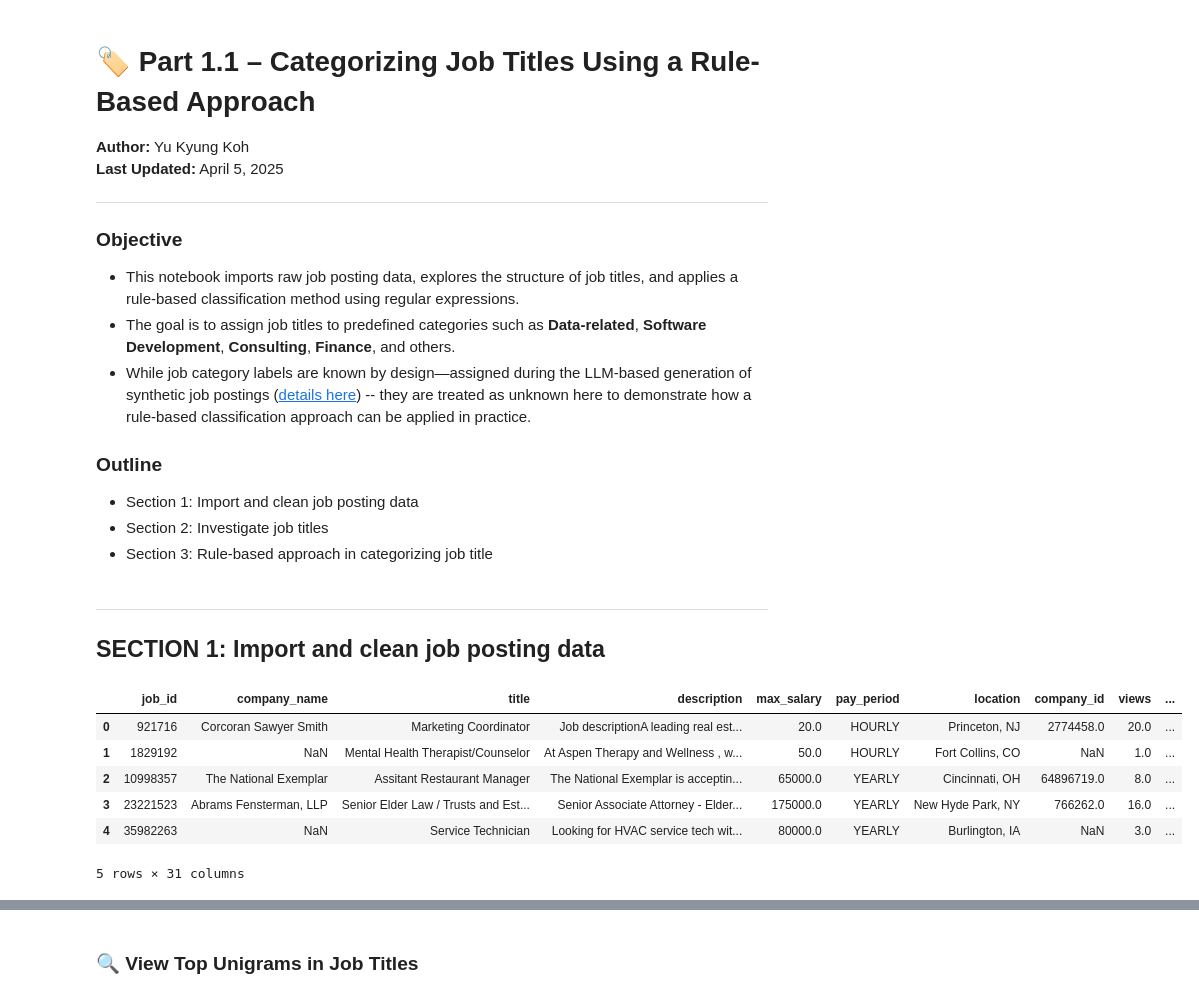
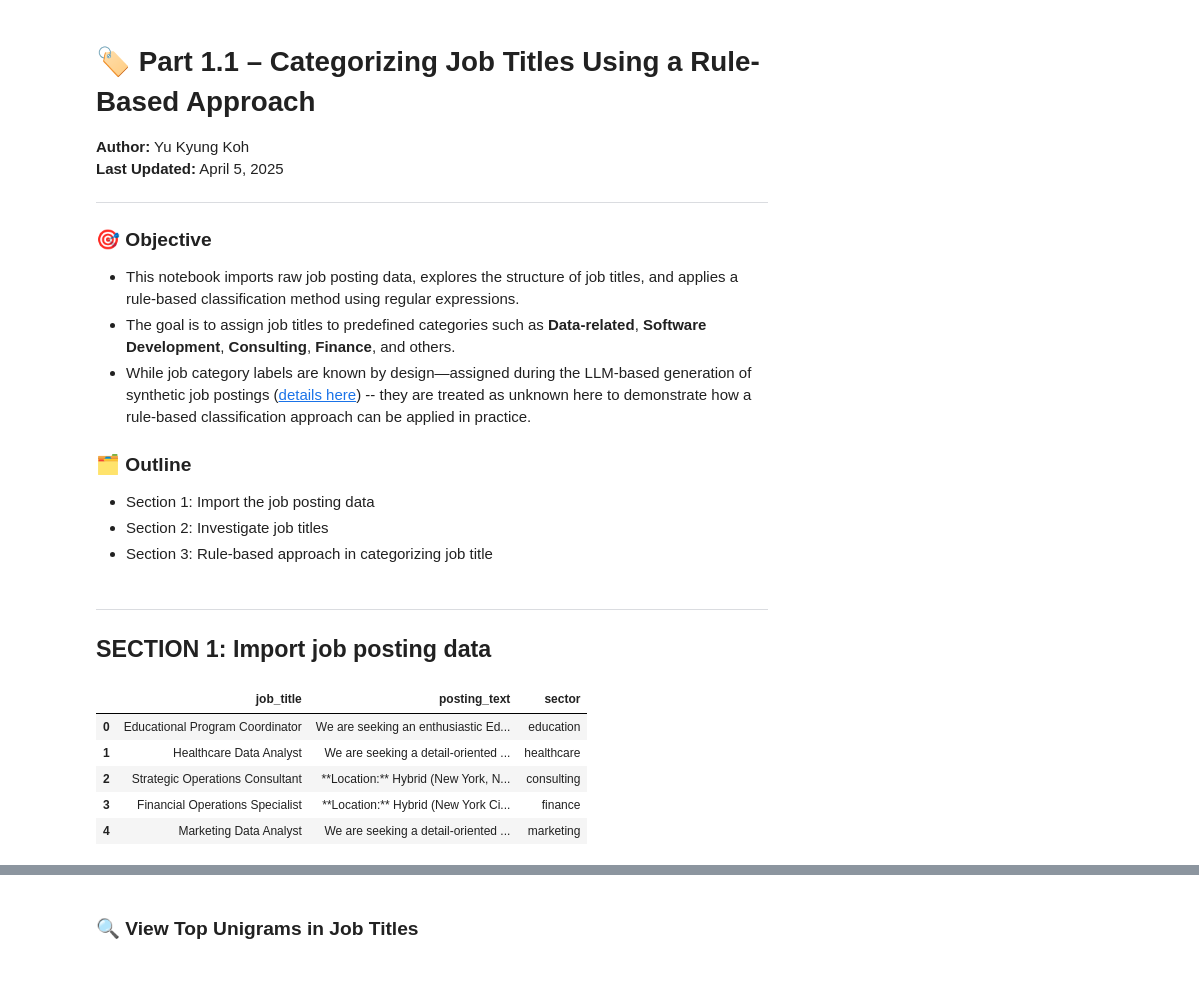
Before and after one commit to yukyungkoh/job-postings-data-project, a Jupyter notebook: 1_categorize-job-titles/1_approach1-rule-based.ipynb, the cells around one changed output, grey strips where cells are left out. Drawn from its saved outputs; the diff is of its cells as text; code cells hidden in the pictures.

```diff
--- a/1_categorize-job-titles/1_approach1-rule-based.ipynb
+++ b/1_categorize-job-titles/1_approach1-rule-based.ipynb
@@ -6,19 +6,19 @@
 
 ---
 
-### Objective
+### 🎯 Objective
 
 * This notebook imports raw job posting data, explores the structure of job titles, and applies a rule-based classification method using regular expressions.
 * The goal is to assign job titles to predefined categories such as **Data-related**, **Software Development**, **Consulting**, **Finance**, and others.
 * While job category labels are known by design—assigned during the LLM-based generation of synthetic job postings ([details here](https://github.com/yukyungkoh/job-postings-data-project/tree/main/0_generate-synthetic-job-postings)) -- they are treated as unknown here to demonstrate how a rule-based classification approach can be applied in practice.
 
-### Outline
-* Section 1: Import and clean job posting data
+### 🗂️ Outline
+* Section 1: Import the job posting data
 * Section 2: Investigate job titles
 * Section 3: Rule-based approach in categorizing job title
 # %% [markdown]
 ---
-## SECTION 1: Import and clean job posting data
+## SECTION 1: Import job posting data
 # %%
 import pandas as pd
 import numpy as np
@@ -28,20 +28,19 @@ from collections import Counter
 import matplotlib.pyplot as plt
 from sklearn.feature_extraction.text import CountVectorizer
 # %%
-datadir = '/Users/yukyungkoh/Desktop/1_Post-PhD/7_Projects-job-trends/data/1_for-job-posting-project/raw_data/kaggle_linked_2023-2024/'
-jobposting_file = os.path.join(datadir, 'postings.csv')
+datadir = '../data/'
+jobposting_file = os.path.join(datadir, 'synthetic_job_postings_combined.csv')
 
 posting_df = pd.read_csv(jobposting_file)
 
 posting_df.head()
 # %% [output]
-|  | job_id | company_name | title | description | max_salary | pay_period | location | company_id | views | ... |
-| 0 | 921716 | Corcoran Sawyer Smith | Marketing Coordinator | Job descriptionA leading real est... | 20.0 | HOURLY | Princeton, NJ | 2774458.0 | 20.0 | ... |
-| 1 | 1829192 | NaN | Mental Health Therapist/Counselor | At Aspen Therapy and Wellness , w... | 50.0 | HOURLY | Fort Collins, CO | NaN | 1.0 | ... |
-| 2 | 10998357 | The National Exemplar | Assitant Restaurant Manager | The National Exemplar is acceptin... | 65000.0 | YEARLY | Cincinnati, OH | 64896719.0 | 8.0 | ... |
-| 3 | 23221523 | Abrams Fensterman, LLP | Senior Elder Law / Trusts and Est... | Senior Associate Attorney - Elder... | 175000.0 | YEARLY | New Hyde Park, NY | 766262.0 | 16.0 | ... |
-| 4 | 35982263 | NaN | Service Technician | Looking for HVAC service tech wit... | 80000.0 | YEARLY | Burlington, IA | NaN | 3.0 | ... |
+|  | job_title | posting_text | sector |
+| 0 | Educational Program Coordinator | We are seeking an enthusiastic Ed... | education |
+| 1 | Healthcare Data Analyst | We are seeking a detail-oriented ... | healthcare |
+| 2 | Strategic Operations Consultant | **Location:** Hybrid (New York, N... | consulting |
+| 3 | Financial Operations Specialist | **Location:** Hybrid (New York Ci... | finance |
+| 4 | Marketing Data Analyst | We are seeking a detail-oriented ... | marketing |
-5 rows × 31 columns
 # %%
 ## Get statistics about each column of the df
 posting_df.describe(include='all')
```
Also changed, not shown: parts of 36 cells of this notebook.
